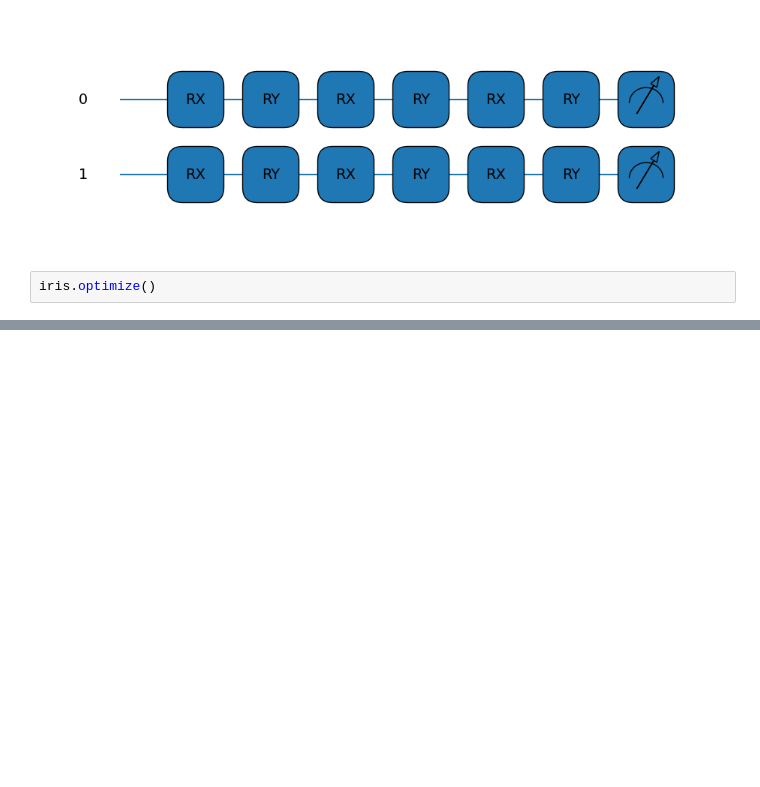
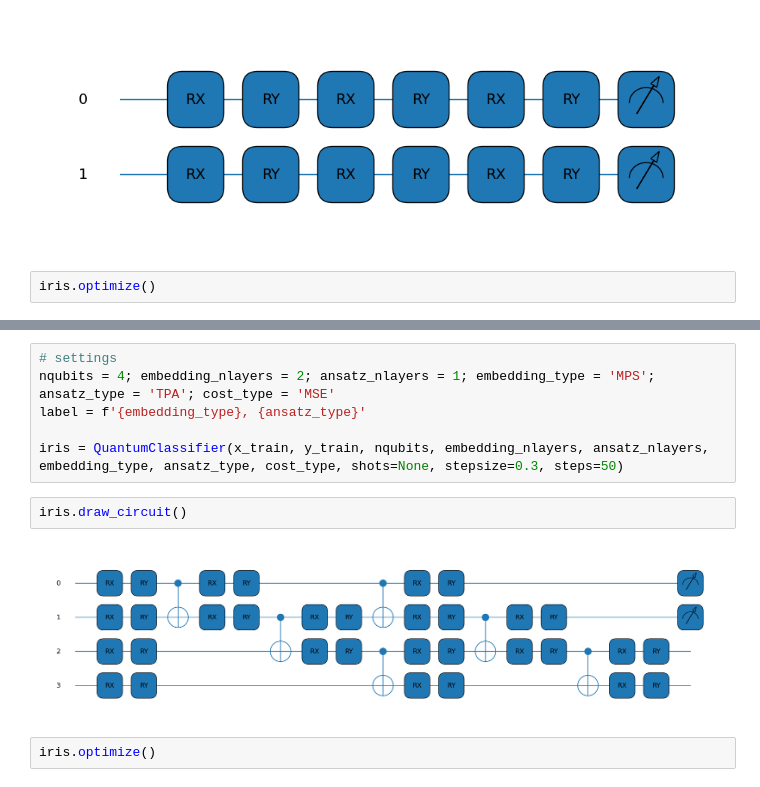
Before and after one commit to kkensuke/quantum-classification, a Jupyter notebook: scripts/quantum_classification_.ipynb, the cells around one changed output, grey strips where cells are left out. Cells and saved outputs as stored; diff of their text form; blank space fills up the shorter version.

```diff
--- a/scripts/quantum_classification_.ipynb
+++ b/scripts/quantum_classification_.ipynb
@@ -73,0 +100,12 @@ optimized cost;  0.1383611414238922
+# %%
+# settings
+nqubits = 4; embedding_nlayers = 2; ansatz_nlayers = 1; embedding_type = 'MPS'; ansatz_type = 'TPA'; cost_type = 'MSE'
+label = f'{embedding_type}, {ansatz_type}'
+
+iris = QuantumClassifier(x_train, y_train, nqubits, embedding_nlayers, ansatz_nlayers, embedding_type, ansatz_type, cost_type, shots=None, stepsize=0.3, steps=50)
+# %%
+iris.draw_circuit()
+# %% [output]
+[figure, added]
+# %%
+iris.optimize()
```
Also changed, not shown: parts of 11 cells of this notebook, 2 other files.
